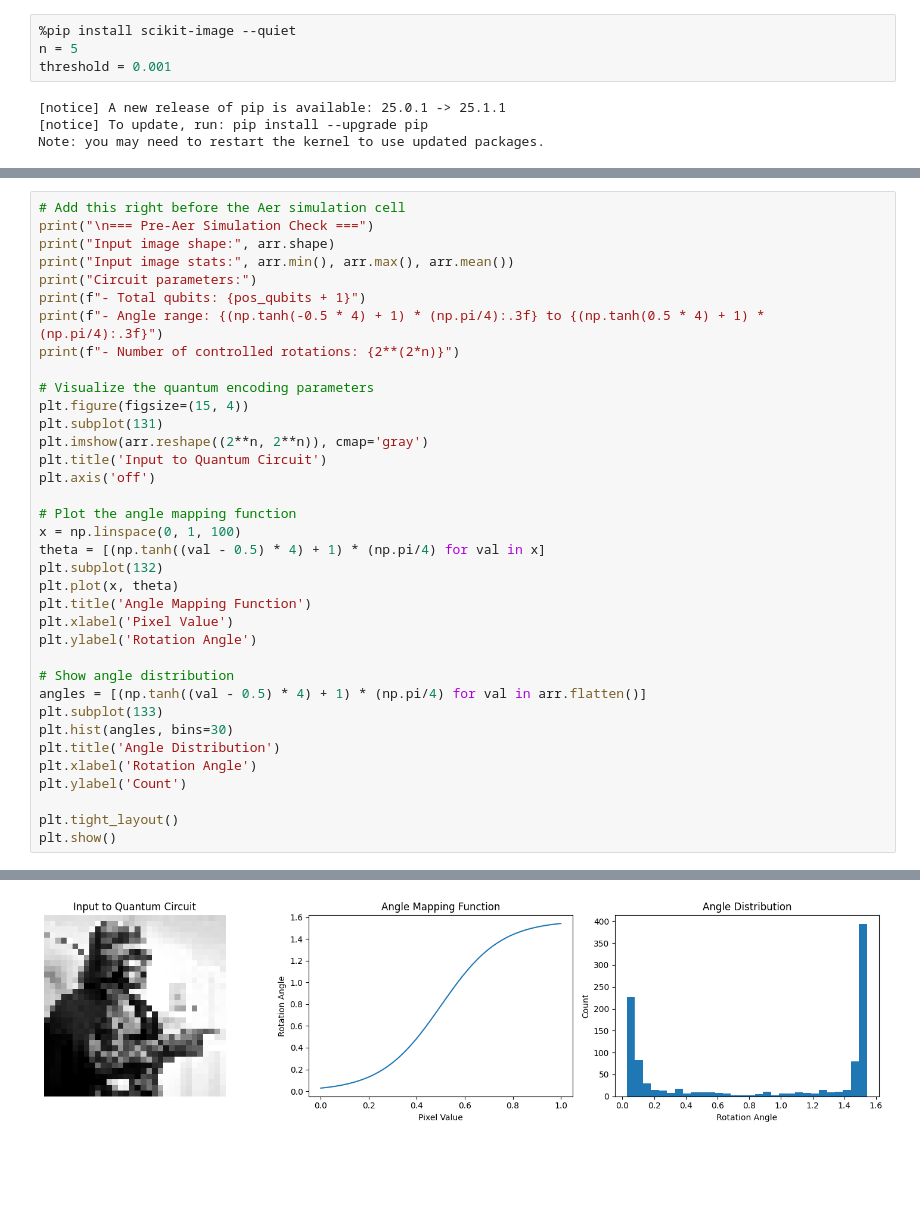
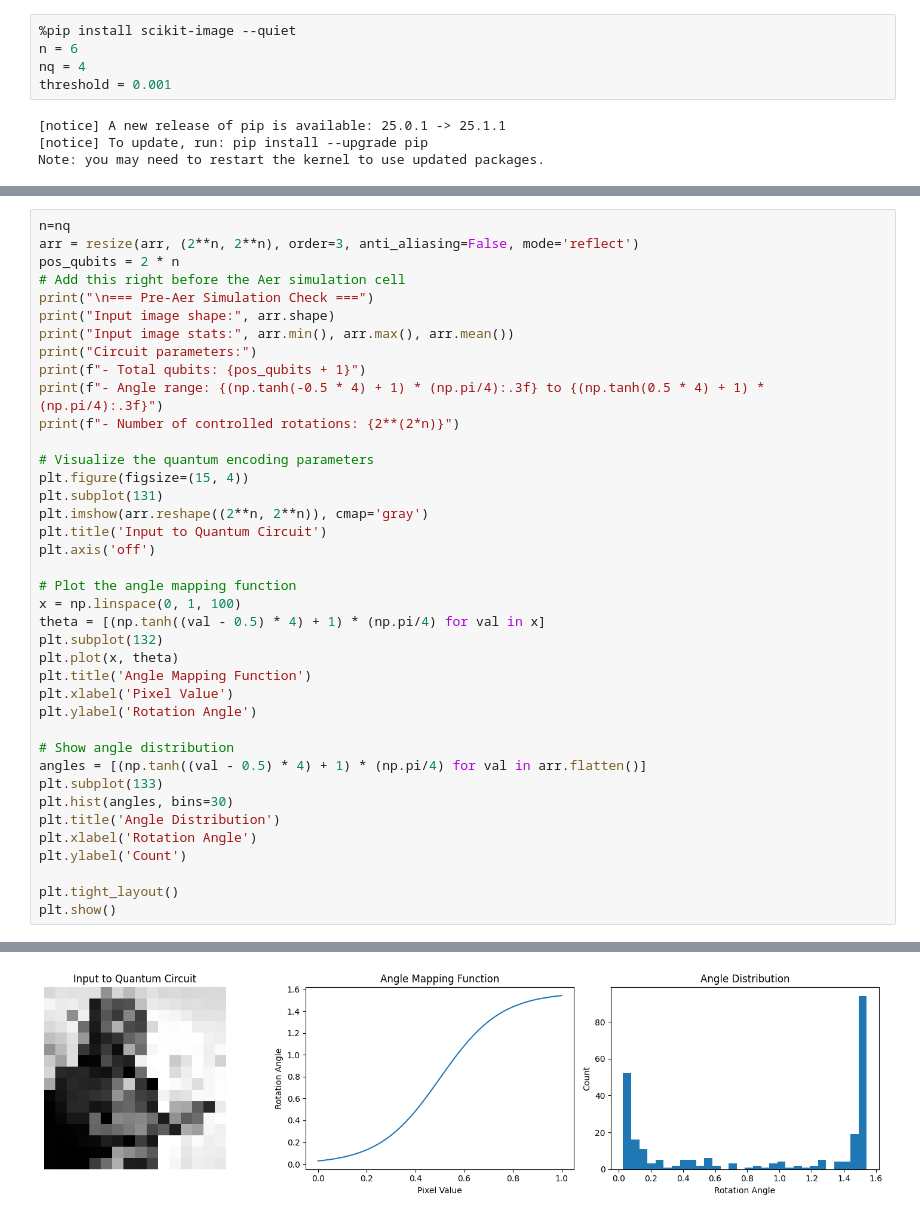
Before and after one commit to HiddenGarcia/AQA, a Jupyter notebook: QSFqri.ipynb, the cells around one changed output, grey strips where cells are left out. Cells and saved outputs as stored; diff of their text form; blank space fills up the shorter version.

```diff
--- a/QSFqri.ipynb
+++ b/QSFqri.ipynb
@@ -1,6 +1,7 @@
 # %%
 %pip install scikit-image --quiet
-n = 5
+n = 6
+nq = 4
 threshold = 0.001
 # %% [output]
 [notice] A new release of pip is available: 25.0.1 -> 25.1.1
@@ -132,4 +153,7 @@ plt.show()
 # %%
+n=nq
+arr = resize(arr, (2**n, 2**n), order=3, anti_aliasing=False, mode='reflect')
+pos_qubits = 2 * n
 # Add this right before the Aer simulation cell
 print("\n=== Pre-Aer Simulation Check ===")
 print("Input image shape:", arr.shape)
@@ -176,4 +200,4 @@ Circuit parameters:
-[figure, old version]
+[figure, new version]
 # %%
 # Replace your Aer simulation cell with:
 
```
Also changed, not shown: parts of 8 cells of this notebook.
